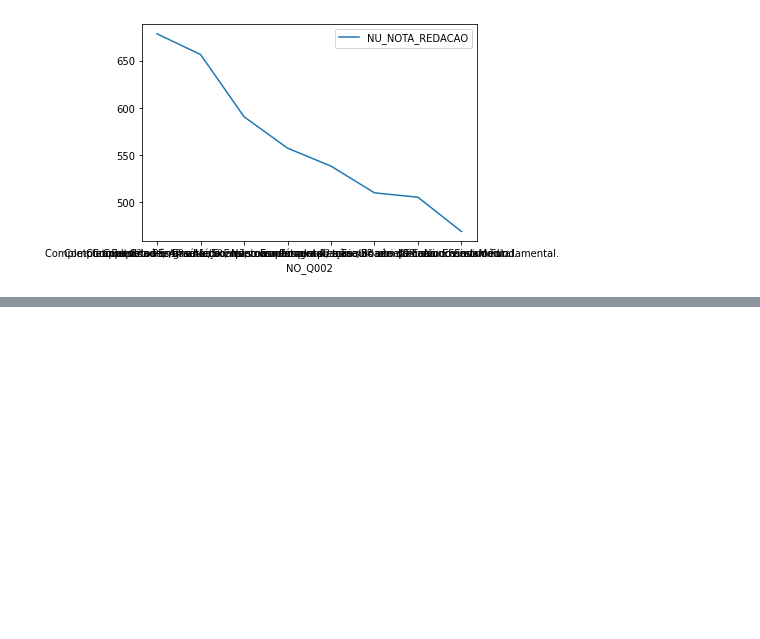
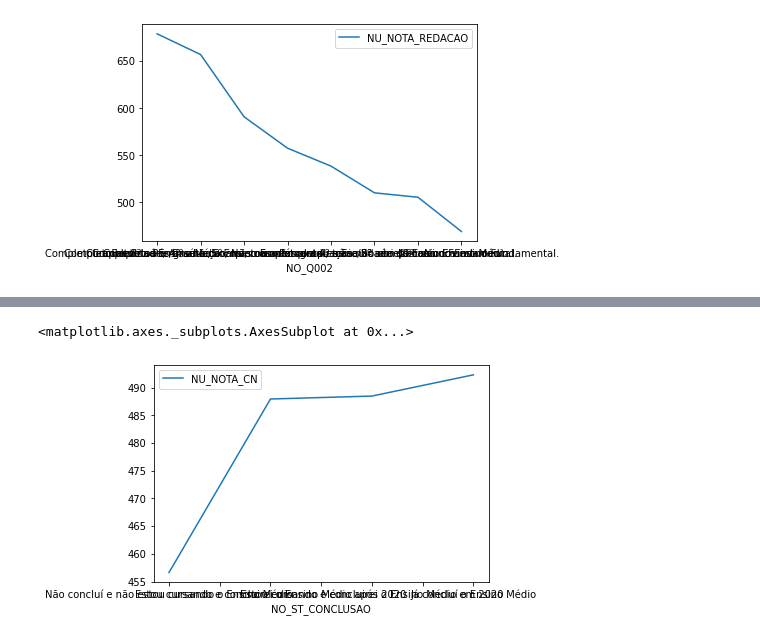
Before and after one commit to joaoeliandro/microdados_enem_analysis, a Jupyter notebook: analise_microdados_enem.ipynb, the cells around one changed output, grey strips where cells are left out. Drawn from its saved outputs; the diff is of its cells as text; code cells hidden in the pictures; blank space fills up the shorter version.

```diff
--- a/analise_microdados_enem.ipynb
+++ b/analise_microdados_enem.ipynb
@@ -640,0 +670,9 @@ mean_grade_redaction_by_education_mother.plot()
+# %%
+situationConclusionDictionary = {
+    1: 'Já concluí o Ensino Médio',
+    2: 'Estou cursando e concluirei o Ensino Médio em 2020',
+    3: 'Estou cursando e concluirei o Ensino Médio após 2020',
+    4: 'Não concluí e não estou cursando o Ensino Médio'
+}
+# %%
+microdatasEnemSelected = microdatasEnemSelected.dropna()
@@ -640,0 +699,2 @@ mean_grade_redaction_by_education_mother.plot()
+# %%
+microdatasEnemSelected['NO_ST_CONCLUSAO'] = [situationConclusionDictionary[response] for response in microdatasEnemSelected.TP_ST_CONCLUSAO]
@@ -640,0 +710,2 @@ mean_grade_redaction_by_education_mother.plot()
+# %%
+microdatasEnemCNSTConclusao = microdatasEnemSelected.filter(items=['NO_ST_CONCLUSAO', 'NU_NOTA_CN']).groupby('NO_ST_CONCLUSAO').mean().sort_values(by='NU_NOTA_CN')
@@ -640,0 +721,5 @@ mean_grade_redaction_by_education_mother.plot()
+# %%
+microdatasEnemCNSTConclusao.plot()
+# %% [output]
+<matplotlib.axes._subplots.AxesSubplot at 0x...>
+[figure, added]
```
Also changed, not shown: parts of 9 cells of this notebook.
